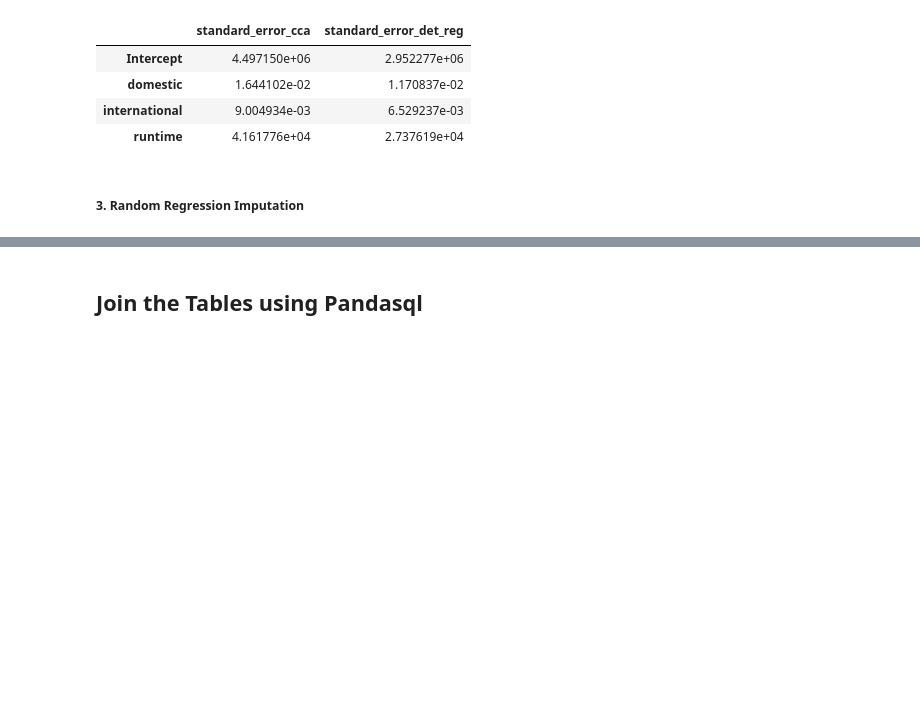
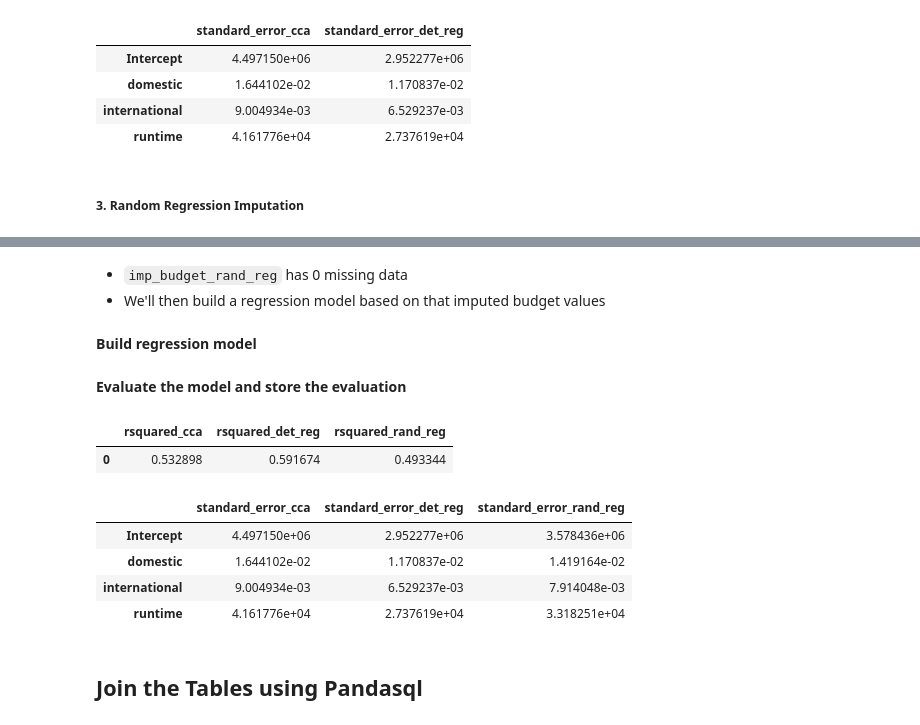
Before and after one commit to bagusfarisa/movies-revenue-analysis, a Jupyter notebook: campaign_analysis.ipynb, the cells around one changed output, grey strips where cells are left out. Drawn from its saved outputs; the diff is of its cells as text; code cells hidden in the pictures; blank space fills up the shorter version.

Commit message:
done: random regression imputation

```diff
--- a/campaign_analysis.ipynb
+++ b/campaign_analysis.ipynb
@@ -349,0 +357,4 @@ standard_error
+# %%
+np.random.seed(1)
+
+error = np.random.normal(0, sigma, len(df_mv_titles_predictors))
@@ -349,0 +363,6 @@ standard_error
+# %%
+# Predict the values using the model and the error
+pred_budget_rand_reg = model_imputation_reg.predict(df_mv_titles_predictors) + error
+
+# Impute missing earning with prediction results
+df_mv_titles["imp_budget_rand_reg"] = impute(df_mv_titles['budget'], pred_budget_rand_reg)
@@ -350,3 +385,30 @@ standard_error
+# %% [markdown]
+- `imp_budget_rand_reg` has 0 missing data
+- We'll then build a regression model based on that imputed budget values
+# %% [markdown]
+**Build regression model**
+# %%
+# Create the OLS model object and fit the model
+model_rand_reg = smf.ols("imp_budget_rand_reg ~ domestic + international + runtime", df_mv_titles).fit()
+# %% [markdown]
+**Evaluate the model and store the evaluation**
+# %%
+
+r_squared["rsquared_rand_reg"] = model_rand_reg.rsquared
+standard_error["standard_error_rand_reg"] = model_rand_reg.bse
+# %%
+r_squared
+# %% [output]
+|  | rsquared_cca | rsquared_det_reg | rsquared_rand_reg |
+| 0 | 0.532898 | 0.591674 | 0.493344 |
+# %%
+standard_error
+# %% [output]
+|  | standard_error_cca | standard_error_det_reg | standard_error_rand_reg |
+| Intercept | 4.497150e+06 | 2.952277e+06 | 3.578436e+06 |
+| domestic | 1.644102e-02 | 1.170837e-02 | 1.419164e-02 |
+| international | 9.004934e-03 | 6.529237e-03 | 7.914048e-03 |
+| runtime | 4.161776e+04 | 2.737619e+04 | 3.318251e+04 |
 # %% [markdown]
 ## Join the Tables using Pandasql
 # %% [markdown]
```
Also changed, not shown: parts of 10 cells of this notebook.
